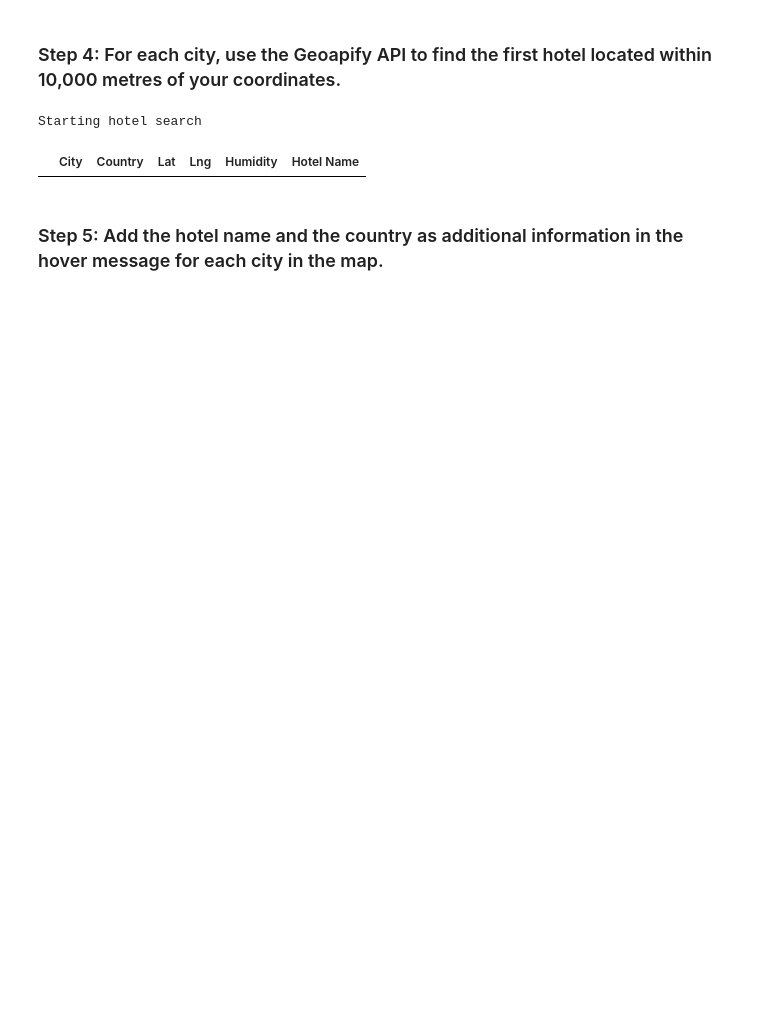
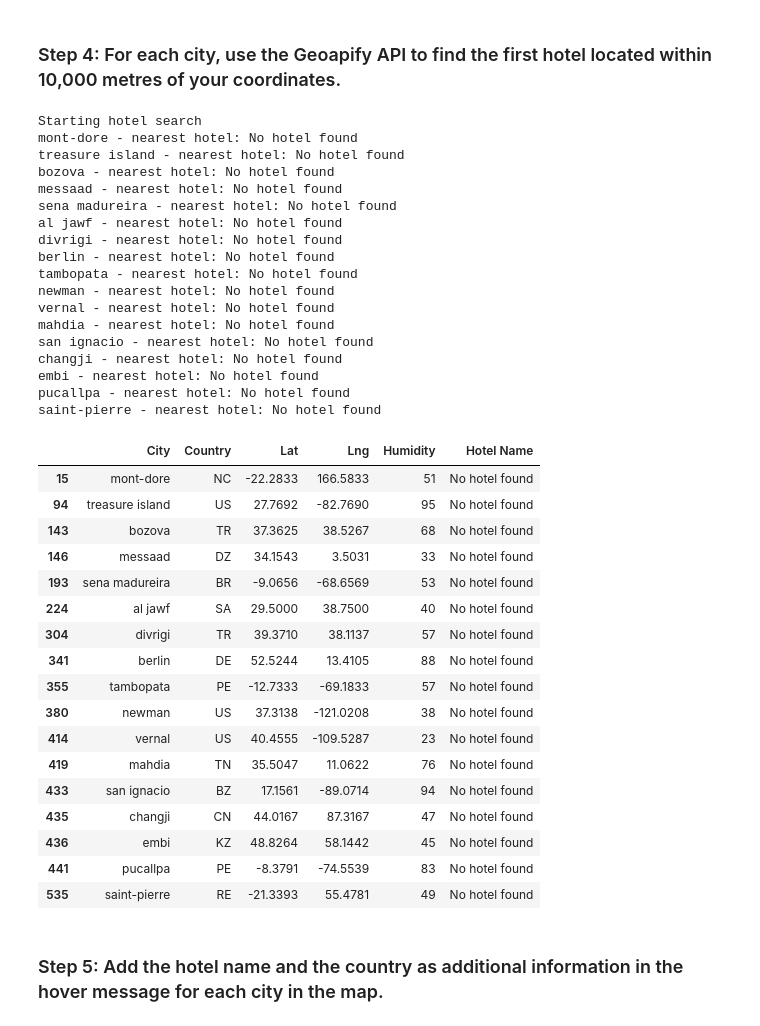
Before and after one commit to Djeanii/python-api-challenge, a Jupyter notebook: WeatherPy/VacationPy.ipynb, the cells around one changed output. Saved outputs shown, nothing was run; the diff lists cells and outputs as text; code cells hidden in the pictures; blank space fills up the shorter version.

Commit message:
Fixed Kelvin to Celsius in WeatherPy, and started debugging VacationPy/ Hotel names won't populate

```diff
--- a/WeatherPy/VacationPy.ipynb
+++ b/WeatherPy/VacationPy.ipynb
@@ -102,34 +112,68 @@ for index, row in hotel_df.iterrows():
     lat = row["Lat"]
     lng = row["Lng"]
 
     # Add the current city's latitude and longitude to the params dictionary
     params["filter"] = f"circle:{lng},{lat},{radius}"
     params["bias"] = f"proximity:{lng},{lat}"
 
     # Set base URL
     base_url = "https://api.geoapify.com/v2/places"
 
     # Make and API request using the params dictionary
-    response = request.get(base_url, params=params)
+    response = requests.get(base_url, params=params)
 
     # Convert the API response to JSON format
     name_address = response.json()
 
     # Grab the first hotel from the results and store the name in the hotel_df DataFrame
     try:
         hotel_df.loc[index, "Hotel Name"] = name_address["features"][0]["properties"]["name"]
     except (KeyError, IndexError):
         # If no hotel is found, set the hotel name as "No hotel found".
         hotel_df.loc[index, "Hotel Name"] = "No hotel found"
 
     # Log the search results
     print(f"{hotel_df.loc[index, 'City']} - nearest hotel: {hotel_df.loc[index, 'Hotel Name']}")
 
 # Display sample data
 hotel_df
 # %% [output]
 Starting hotel search
+mont-dore - nearest hotel: No hotel found
+treasure island - nearest hotel: No hotel found
+bozova - nearest hotel: No hotel found
+messaad - nearest hotel: No hotel found
+sena madureira - nearest hotel: No hotel found
+al jawf - nearest hotel: No hotel found
+divrigi - nearest hotel: No hotel found
+berlin - nearest hotel: No hotel found
+tambopata - nearest hotel: No hotel found
+newman - nearest hotel: No hotel found
+vernal - nearest hotel: No hotel found
+mahdia - nearest hotel: No hotel found
+san ignacio - nearest hotel: No hotel found
+changji - nearest hotel: No hotel found
+embi - nearest hotel: No hotel found
+pucallpa - nearest hotel: No hotel found
+saint-pierre - nearest hotel: No hotel found
 |  | City | Country | Lat | Lng | Humidity | Hotel Name |
+| 15 | mont-dore | NC | -22.2833 | 166.5833 | 51 | No hotel found |
+| 94 | treasure island | US | 27.7692 | -82.7690 | 95 | No hotel found |
+| 143 | bozova | TR | 37.3625 | 38.5267 | 68 | No hotel found |
+| 146 | messaad | DZ | 34.1543 | 3.5031 | 33 | No hotel found |
+| 193 | sena madureira | BR | -9.0656 | -68.6569 | 53 | No hotel found |
+| 224 | al jawf | SA | 29.5000 | 38.7500 | 40 | No hotel found |
+| 304 | divrigi | TR | 39.3710 | 38.1137 | 57 | No hotel found |
+| 341 | berlin | DE | 52.5244 | 13.4105 | 88 | No hotel found |
+| 355 | tambopata | PE | -12.7333 | -69.1833 | 57 | No hotel found |
+| 380 | newman | US | 37.3138 | -121.0208 | 38 | No hotel found |
+| 414 | vernal | US | 40.4555 | -109.5287 | 23 | No hotel found |
+| 419 | mahdia | TN | 35.5047 | 11.0622 | 76 | No hotel found |
+| 433 | san ignacio | BZ | 17.1561 | -89.0714 | 94 | No hotel found |
+| 435 | changji | CN | 44.0167 | 87.3167 | 47 | No hotel found |
+| 436 | embi | KZ | 48.8264 | 58.1442 | 45 | No hotel found |
+| 441 | pucallpa | PE | -8.3791 | -74.5539 | 83 | No hotel found |
+| 535 | saint-pierre | RE | -21.3393 | 55.4781 | 49 | No hotel found |
 # %% [markdown]
 ### Step 5: Add the hotel name and the country as additional information in the hover message for each city in the map.
 # %%
```
Also changed, not shown: parts of 3 cells of this notebook, 6 other files.
